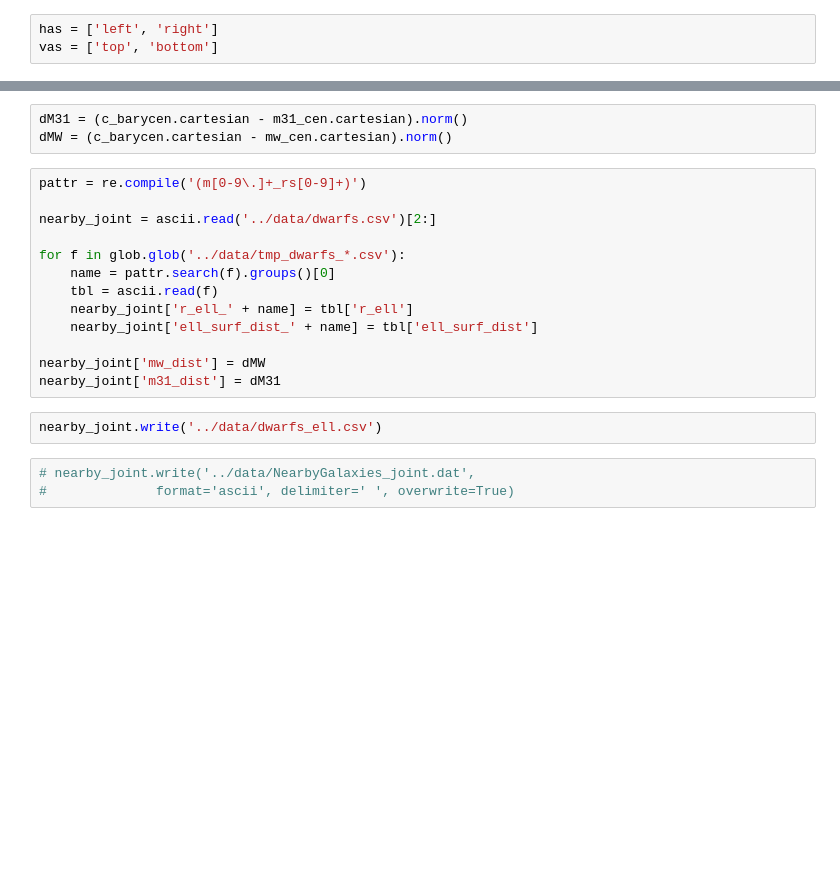
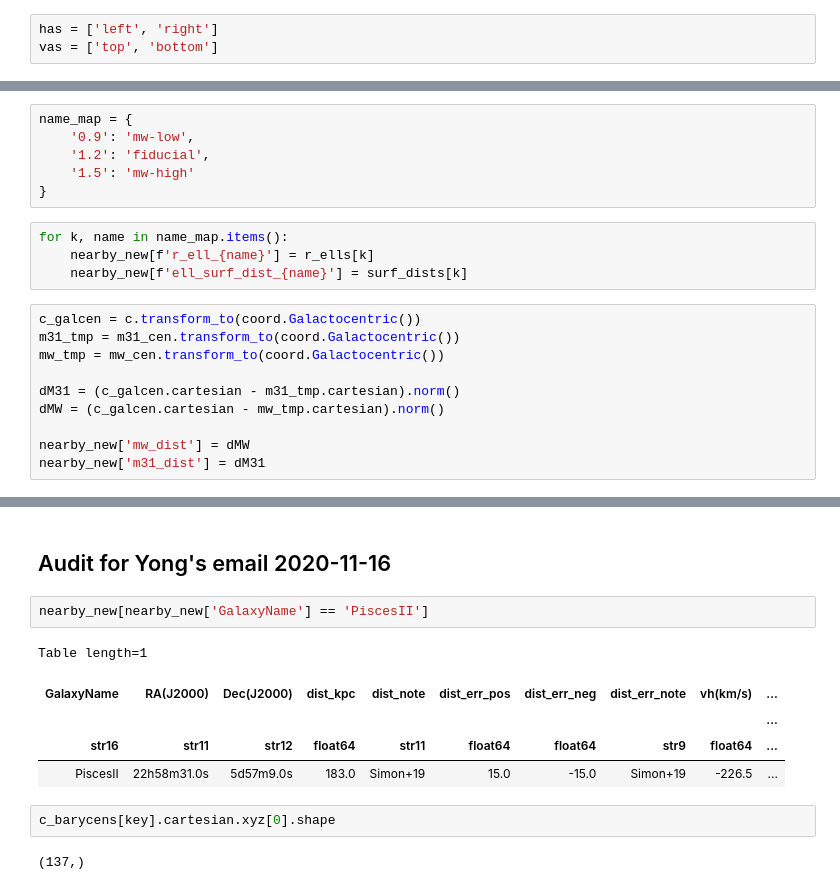
Before and after one commit to adrn/LGCoordinates, a Jupyter notebook: notebooks/Dwarf distances.ipynb, the cells around one changed output, grey strips where cells are left out. Drawn from its saved outputs; the diff is of its cells as text; blank space fills up the shorter version.

```diff
--- a/notebooks/Dwarf distances.ipynb
+++ b/notebooks/Dwarf distances.ipynb
@@ -367 +551,21 @@ nearby['m31_dist'] = dM31
+# %%
+name_map = {
+    '0.9': 'mw-low',
+    '1.2': 'fiducial',
+    '1.5': 'mw-high'
+}
+# %%
+for k, name in name_map.items():
+    nearby_new[f'r_ell_{name}'] = r_ells[k]
+    nearby_new[f'ell_surf_dist_{name}'] = surf_dists[k]
+# %%
+c_galcen = c.transform_to(coord.Galactocentric())
+m31_tmp = m31_cen.transform_to(coord.Galactocentric())
+mw_tmp = mw_cen.transform_to(coord.Galactocentric())
+
+dM31 = (c_galcen.cartesian - m31_tmp.cartesian).norm()
+dMW = (c_galcen.cartesian - mw_tmp.cartesian).norm()
+
+nearby_new['mw_dist'] = dMW
+nearby_new['m31_dist'] = dM31
 # %%
@@ -381,21 +573,14 @@ import re
-# %%
-dM31 = (c_barycen.cartesian - m31_cen.cartesian).norm()
-dMW = (c_barycen.cartesian - mw_cen.cartesian).norm()
-# %%
-pattr = re.compile('(m[0-9\.]+_rs[0-9]+)')
-
-nearby_joint = ascii.read('../data/dwarfs.csv')[2:]
-
-for f in glob.glob('../data/tmp_dwarfs_*.csv'):
-    name = pattr.search(f).groups()[0]
-    tbl = ascii.read(f)
-    nearby_joint['r_ell_' + name] = tbl['r_ell']
-    nearby_joint['ell_surf_dist_' + name] = tbl['ell_surf_dist']
-
-nearby_joint['mw_dist'] = dMW
-nearby_joint['m31_dist'] = dM31
-# %%
-nearby_joint.write('../data/dwarfs_ell.csv')
-# %%
-# nearby_joint.write('../data/NearbyGalaxies_joint.dat',
-#              format='ascii', delimiter=' ', overwrite=True)
+# %% [markdown]
+## Audit for Yong's email 2020-11-16
+# %%
+nearby_new[nearby_new['GalaxyName'] == 'PiscesII']
+# %% [output]
+Table length=1
+| GalaxyName | RA(J2000) | Dec(J2000) | dist_kpc | dist_note | dist_err_pos | dist_err_neg | dist_err_note | vh(km/s) | ... |
+|  |  |  |  |  |  |  |  |  | ... |
+| str16 | str11 | str12 | float64 | str11 | float64 | float64 | str9 | float64 | ... |
+| PiscesII | 22h58m31.0s | 5d57m9.0s | 183.0 | Simon+19 | 15.0 | -15.0 | Simon+19 | -226.5 | ... |
+# %%
+c_barycens[key].cartesian.xyz[0].shape
+# %% [output]
+(137,)
```
Also changed, not shown: parts of 45 cells of this notebook, 8 other files.
